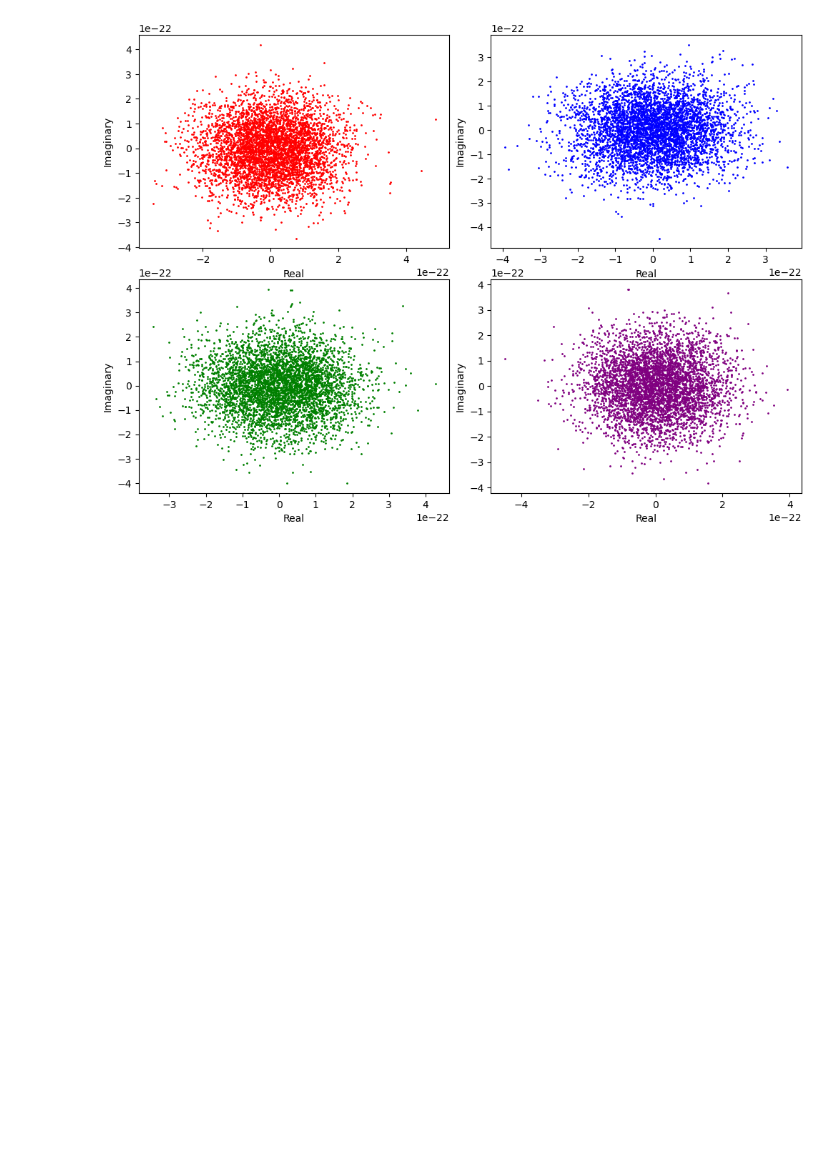
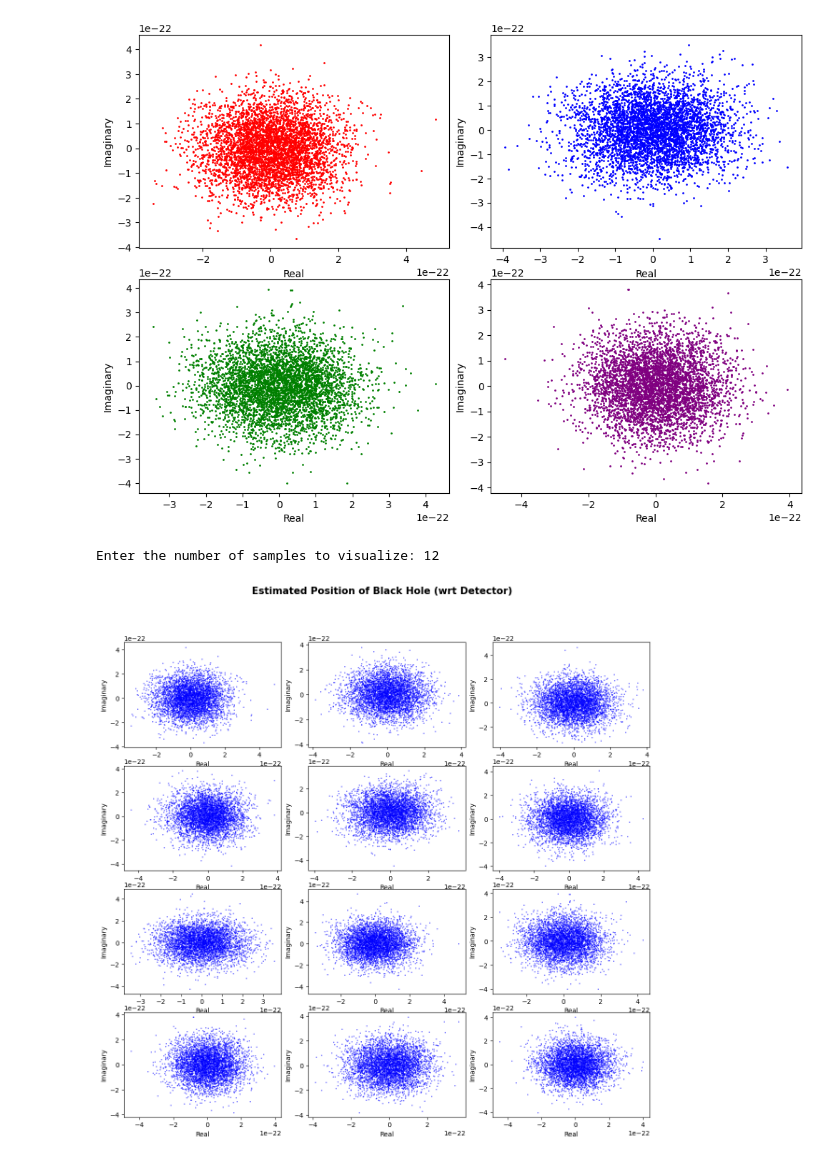
Before and after one commit to prikarsartam/GravWave-Analysis, a Jupyter notebook: 1.ipynb, the cells around one changed output. Cells and saved outputs as stored; diff of their text form; code cells hidden in the pictures; blank space fills up the shorter version.

```diff
--- a/1.ipynb
+++ b/1.ipynb
@@ -210,30 +212,36 @@ Text(0.5, 47.7222222222222, 'Real')
 # %%
 def visualize(K,basis):
     num=0
     user=int(input("Enter the number of samples to visualize: "))
     print("\n")
     datastore = K[0:user] # which effectively means len(datastore)=user
     #define subplots
 
     if user%basis==0:
-        fig, ax = plt.subplots(int(user/basis), basis, figsize=(12,10))
+        fig, ax = plt.subplots(int(user/basis), basis, figsize=(12,12))
         fig.tight_layout()
+        fig.suptitle("Estimated Position of Black Hole (wrt Detector)",size=15,fontweight="bold")
+
+        fig.subplots_adjust(top=0.88)
         for item in datastore:
 
             data = datastore[num]                # define Data
 
             x = [ele.real for ele in data]  # extract real part
 
             y = [ele.imag for ele in data]  # extract imaginary part
 
             #create subplots
-            ax[num%(int(user/basis)), num%basis].scatter(x, y, color='blue',alpha=1,s=1)
+            ax[num%(int(user/basis)), num%basis].scatter(x, y, color='blue',alpha=.5,s=1)
             ax[num%(int(user/basis)), num%basis].set_ylabel('Imaginary')
             ax[num%(int(user/basis)), num%basis].set_xlabel('Real')
             num=num+1
 
     else:
         print("Enter a number divisible by 3")
 
 
 visualize(show(dataset['H1']['SFTs']),3)
+# %% [output]
+Enter the number of samples to visualize: 12
+[figure, added]
```
Also changed, not shown: parts of 1 cell of this notebook.
